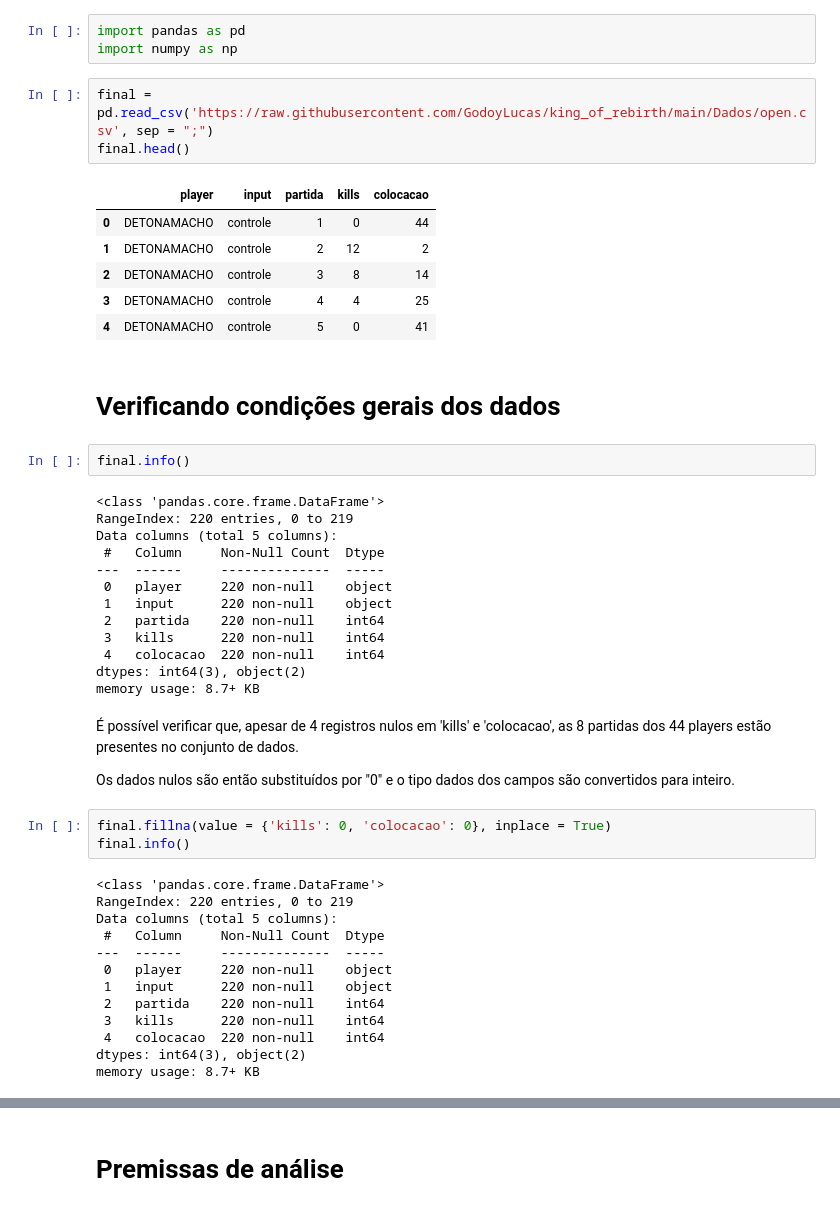
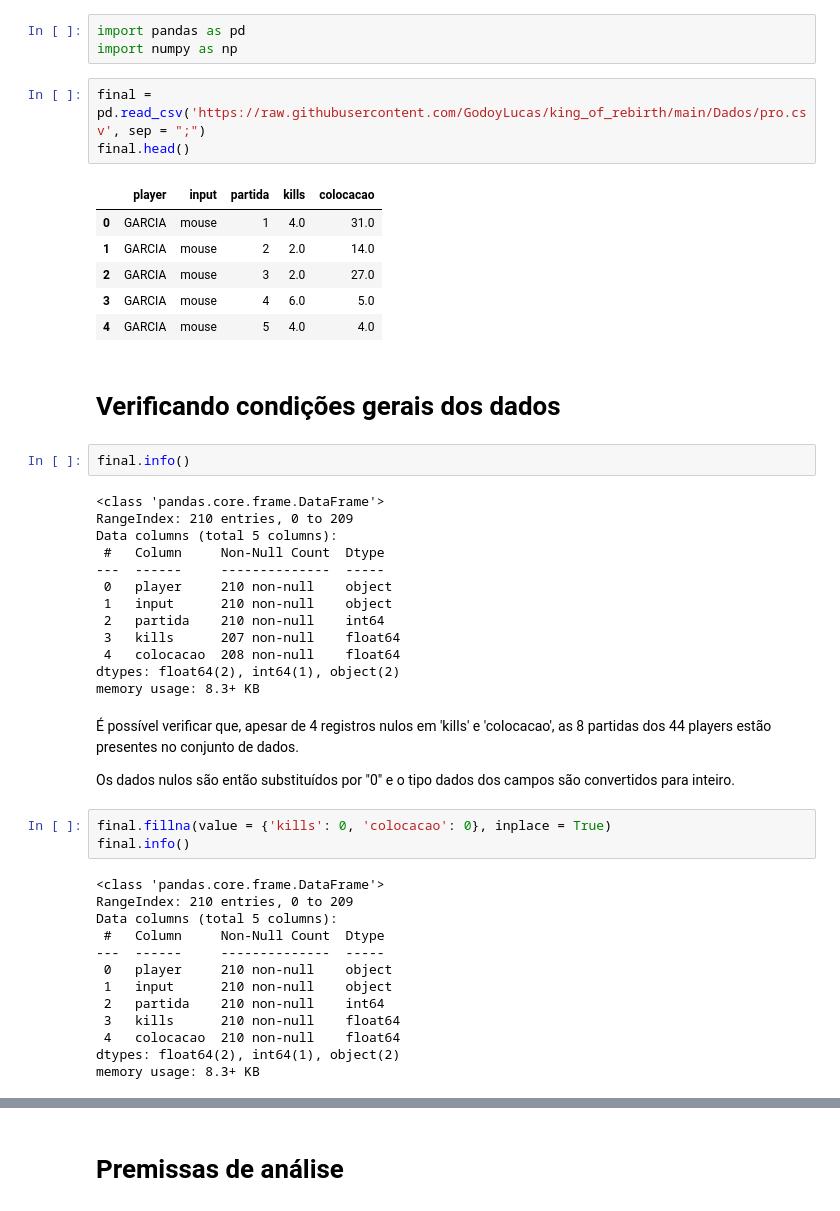
Before and after one commit to GodoyLucas/king_of_rebirth, a Jupyter notebook: Notebooks/King_of_Rebirth_Pro.ipynb, the cells around one changed output, grey strips where cells are left out. Saved outputs shown, nothing was run; the diff lists cells and outputs as text.

```diff
--- a/Notebooks/King_of_Rebirth_Pro.ipynb
+++ b/Notebooks/King_of_Rebirth_Pro.ipynb
@@ -8,32 +8,32 @@
 import pandas as pd
 import numpy as np
 # %%
-final = pd.read_csv('https://raw.githubusercontent.com/GodoyLucas/king_of_rebirth/main/Dados/open.csv', sep = ";")
+final = pd.read_csv('https://raw.githubusercontent.com/GodoyLucas/king_of_rebirth/main/Dados/pro.csv', sep = ";")
 final.head()
 # %% [output]
 |  | player | input | partida | kills | colocacao |
-| 0 | DETONAMACHO | controle | 1 | 0 | 44 |
-| 1 | DETONAMACHO | controle | 2 | 12 | 2 |
-| 2 | DETONAMACHO | controle | 3 | 8 | 14 |
-| 3 | DETONAMACHO | controle | 4 | 4 | 25 |
-| 4 | DETONAMACHO | controle | 5 | 0 | 41 |
+| 0 | GARCIA | mouse | 1 | 4.0 | 31.0 |
+| 1 | GARCIA | mouse | 2 | 2.0 | 14.0 |
+| 2 | GARCIA | mouse | 3 | 2.0 | 27.0 |
+| 3 | GARCIA | mouse | 4 | 6.0 | 5.0 |
+| 4 | GARCIA | mouse | 5 | 4.0 | 4.0 |
 # %% [markdown]
 # Verificando condições gerais dos dados
 # %%
 final.info()
 # %% [output]
 <class 'pandas.core.frame.DataFrame'>
-RangeIndex: 220 entries, 0 to 219
+RangeIndex: 210 entries, 0 to 209
 Data columns (total 5 columns):
  #   Column     Non-Null Count  Dtype
 ---  ------     --------------  -----
- 0   player     220 non-null    object
- 1   input      220 non-null    object
- 2   partida    220 non-null    int64
- 3   kills      220 non-null    int64
- 4   colocacao  220 non-null    int64
-dtypes: int64(3), object(2)
-memory usage: 8.7+ KB
+ 0   player     210 non-null    object
+ 1   input      210 non-null    object
+ 2   partida    210 non-null    int64
+ 3   kills      207 non-null    float64
+ 4   colocacao  208 non-null    float64
+dtypes: float64(2), int64(1), object(2)
+memory usage: 8.3+ KB
 # %% [markdown]
 É possível verificar que, apesar de 4 registros nulos em 'kills' e 'colocacao', as 8 partidas dos 44 players estão presentes no conjunto de dados.
 
@@ -43,17 +43,17 @@ final.fillna(value = {'kills': 0, 'colocacao': 0}, inplace = True)
 final.info()
 # %% [output]
 <class 'pandas.core.frame.DataFrame'>
-RangeIndex: 220 entries, 0 to 219
+RangeIndex: 210 entries, 0 to 209
 Data columns (total 5 columns):
  #   Column     Non-Null Count  Dtype
 ---  ------     --------------  -----
- 0   player     220 non-null    object
- 1   input      220 non-null    object
- 2   partida    220 non-null    int64
- 3   kills      220 non-null    int64
- 4   colocacao  220 non-null    int64
-dtypes: int64(3), object(2)
-memory usage: 8.7+ KB
+ 0   player     210 non-null    object
+ 1   input      210 non-null    object
+ 2   partida    210 non-null    int64
+ 3   kills      210 non-null    float64
+ 4   colocacao  210 non-null    float64
+dtypes: float64(2), int64(1), object(2)
+memory usage: 8.3+ KB
 # %%
 final = final.astype({'kills': int, 'colocacao': int})
 final.info()
```
Also changed, not shown: parts of 15 cells of this notebook.
